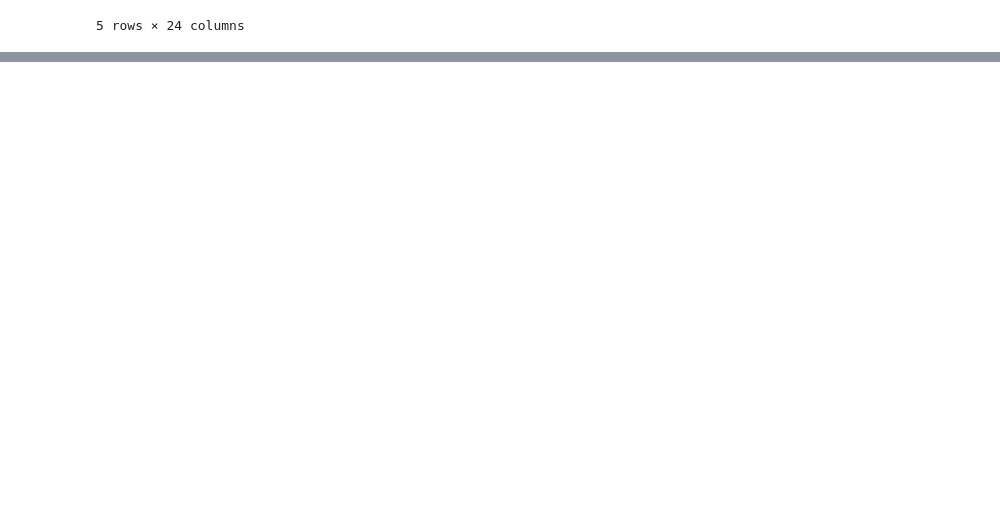
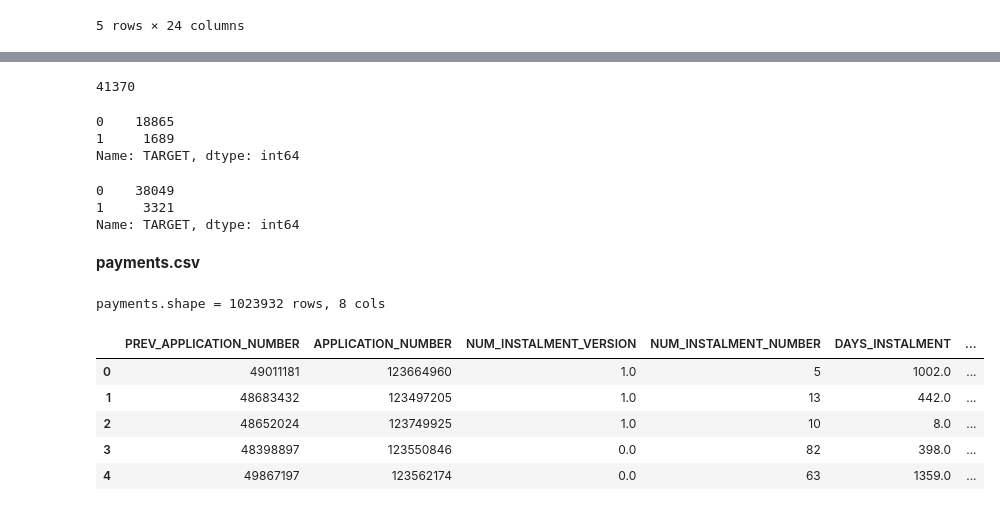
Before and after one commit to gulchitai/kaggle, a Jupyter notebook: Course_project/GSych.ipynb, the cells around one changed output, grey strips where cells are left out. Saved outputs shown, nothing was run; the diff lists cells and outputs as text; code cells hidden in the pictures; blank space fills up the shorter version.

```diff
--- a/Course_project/GSych.ipynb
+++ b/Course_project/GSych.ipynb
@@ -215,0 +254,33 @@ client_profile.head()
+# %%
+#те заявки, по которым либо нет кредитной истории либо нет профиля клиента
+len(app_without_cf | app_without_bki)
+# %% [output]
+41370
+# %%
+train[train["APPLICATION_NUMBER"].isin(app_without_cf)]["TARGET"].value_counts()
+# %% [output]
+0    18865
+1     1689
+Name: TARGET, dtype: int64
+# %%
+train[train["APPLICATION_NUMBER"].isin(app_without_cf | app_without_bki)]["TARGET"].value_counts()
+# %% [output]
+0    38049
+1     3321
+Name: TARGET, dtype: int64
+# %% [markdown]
+__payments.csv__
+# %%
+pay = pd.read_csv("payments.csv")
+print("payments.shape = {} rows, {} cols".format(*pay.shape))
+# %% [output]
+payments.shape = 1023932 rows, 8 cols
+# %%
+pay.head()
+# %% [output]
+|  | PREV_APPLICATION_NUMBER | APPLICATION_NUMBER | NUM_INSTALMENT_VERSION | NUM_INSTALMENT_NUMBER | DAYS_INSTALMENT | ... |
+| 0 | 49011181 | 123664960 | 1.0 | 5 | 1002.0 | ... |
+| 1 | 48683432 | 123497205 | 1.0 | 13 | 442.0 | ... |
+| 2 | 48652024 | 123749925 | 1.0 | 10 | 8.0 | ... |
+| 3 | 48398897 | 123550846 | 0.0 | 82 | 398.0 | ... |
+| 4 | 49867197 | 123562174 | 0.0 | 63 | 1359.0 | ... |
```
Also changed, not shown: parts of 56 cells of this notebook.
